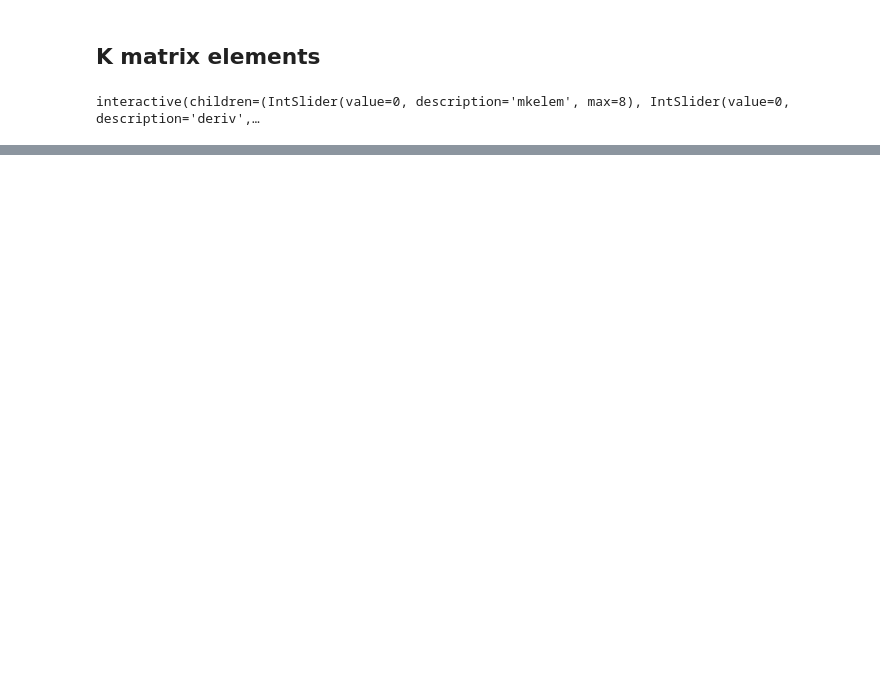
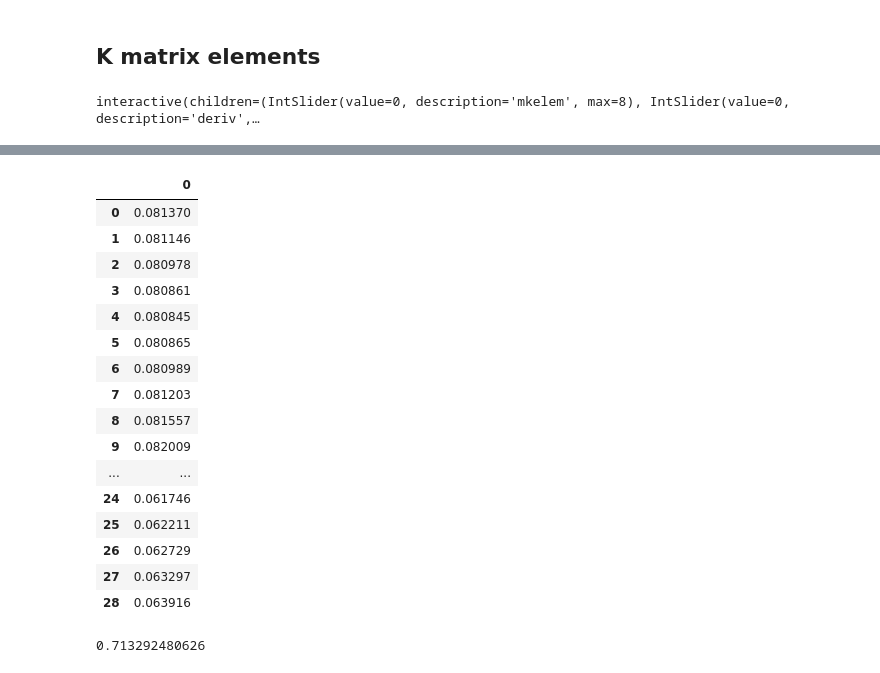
Before and after one commit to acuzzio/GridQuantumPropagator, a Jupyter notebook: Scripts/Try_to_understand_grid.ipynb, the cells around one changed output, grey strips where cells are left out. Cells and saved outputs as stored; diff of their text form; code cells hidden in the pictures; blank space fills up the shorter version.

```diff
--- a/Scripts/Try_to_understand_grid.ipynb
+++ b/Scripts/Try_to_understand_grid.ipynb
@@ -1,5 +1,5 @@
 # %%
-dataDict = np.load('datainput.npy')[()]
+dataDict = np.load('datainput_FinerGrid.npy')[()]
 # %%
 qp.printDictKeys(dataDict)
 # %% [output]
@@ -130,0 +133,3 @@ do3dplot2(XI, YI, ZI)
+# %%
+pote2d = dataDict['potCube'] - dataDict['potCube'].min()
+print(pote2d[:,:,0].shape,gams.shape,thes.shape)
@@ -130,0 +143,4 @@ do3dplot2(XI, YI, ZI)
+# %%
+a = pd.DataFrame(pote2d[-3,:,0])
+a.plot()
+gams
@@ -130,0 +153,24 @@ do3dplot2(XI, YI, ZI)
+# %%
+a
+# %% [output]
+|  | 0 |
+| 0 | 0.081370 |
+| 1 | 0.081146 |
+| 2 | 0.080978 |
+| 3 | 0.080861 |
+| 4 | 0.080845 |
+| 5 | 0.080865 |
+| 6 | 0.080989 |
+| 7 | 0.081203 |
+| 8 | 0.081557 |
+| 9 | 0.082009 |
+| ... | ... |
+| 24 | 0.061746 |
+| 25 | 0.062211 |
+| 26 | 0.062729 |
+| 27 | 0.063297 |
+| 28 | 0.063916 |
+# %%
+qp.fromHartoEv(0.087550-0.061337)
+# %% [output]
+0.713292480626
```
Also changed, not shown: parts of 15 cells of this notebook, 3 other files.
